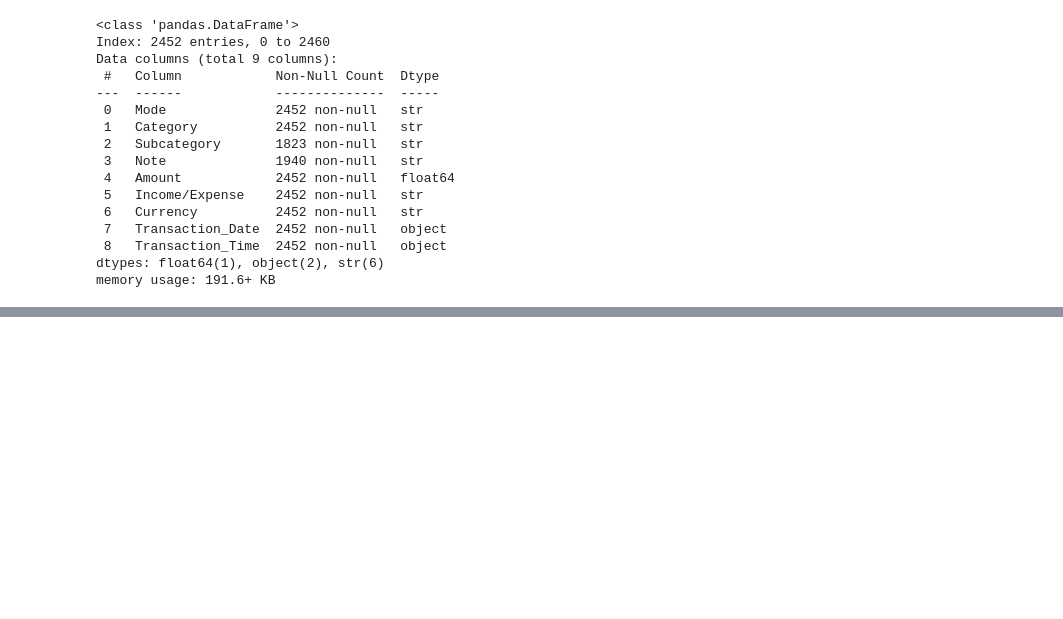
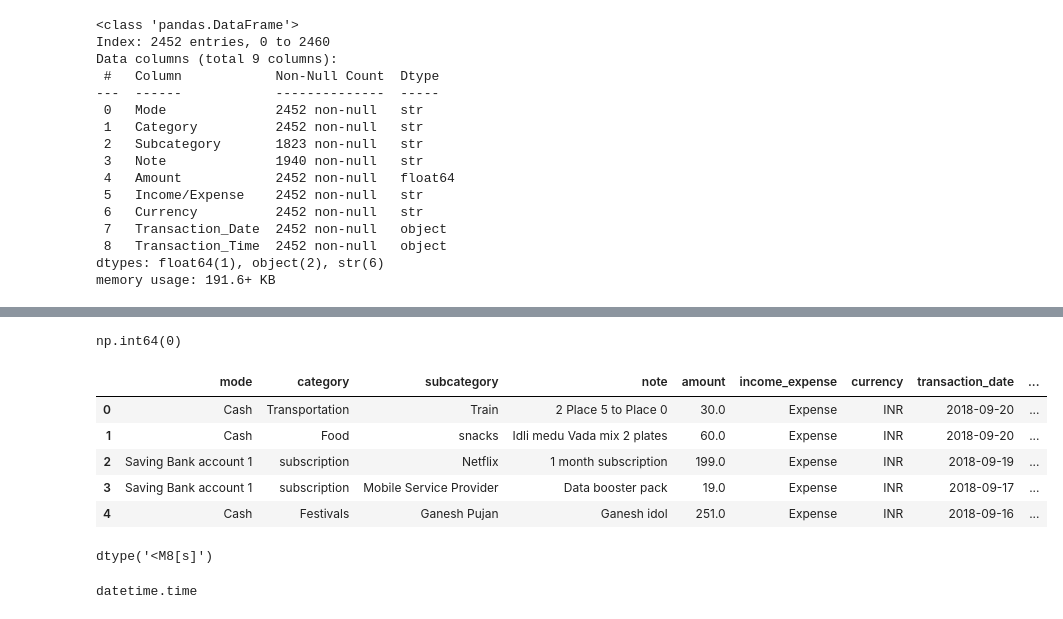
Before and after one commit to bh-arti113/personal-finance-analyzer, a Jupyter notebook: notebook/real_data_cleaning.ipynb, the cells around one changed output, grey strips where cells are left out. Saved outputs shown, nothing was run; the diff lists cells and outputs as text; code cells hidden in the pictures; blank space fills up the shorter version.

```diff
--- a/notebook/real_data_cleaning.ipynb
+++ b/notebook/real_data_cleaning.ipynb
@@ -355,0 +435,25 @@ memory usage: 191.6+ KB
+# %%
+df["transaction_date"] = pd.to_datetime(df["transaction_date"],dayfirst=True)
+# %%
+df["transaction_date"].isna().sum()
+# %% [output]
+np.int64(0)
+# %%
+df["transaction_time"] = pd.to_datetime(df["transaction_time"],format= "%H:%M:%S").dt.time
+# %%
+df.head()
+# %% [output]
+|  | mode | category | subcategory | note | amount | income_expense | currency | transaction_date | ... |
+| 0 | Cash | Transportation | Train | 2 Place 5 to Place 0 | 30.0 | Expense | INR | 2018-09-20 | ... |
+| 1 | Cash | Food | snacks | Idli medu Vada mix 2 plates | 60.0 | Expense | INR | 2018-09-20 | ... |
+| 2 | Saving Bank account 1 | subscription | Netflix | 1 month subscription | 199.0 | Expense | INR | 2018-09-19 | ... |
+| 3 | Saving Bank account 1 | subscription | Mobile Service Provider | Data booster pack | 19.0 | Expense | INR | 2018-09-17 | ... |
+| 4 | Cash | Festivals | Ganesh Pujan | Ganesh idol | 251.0 | Expense | INR | 2018-09-16 | ... |
+# %%
+df["transaction_date"].dtype
+# %% [output]
+dtype('<M8[s]')
+# %%
+type(df["transaction_time"].iloc[0])
+# %% [output]
+datetime.time
```
Also changed, not shown: parts of 27 cells of this notebook.
